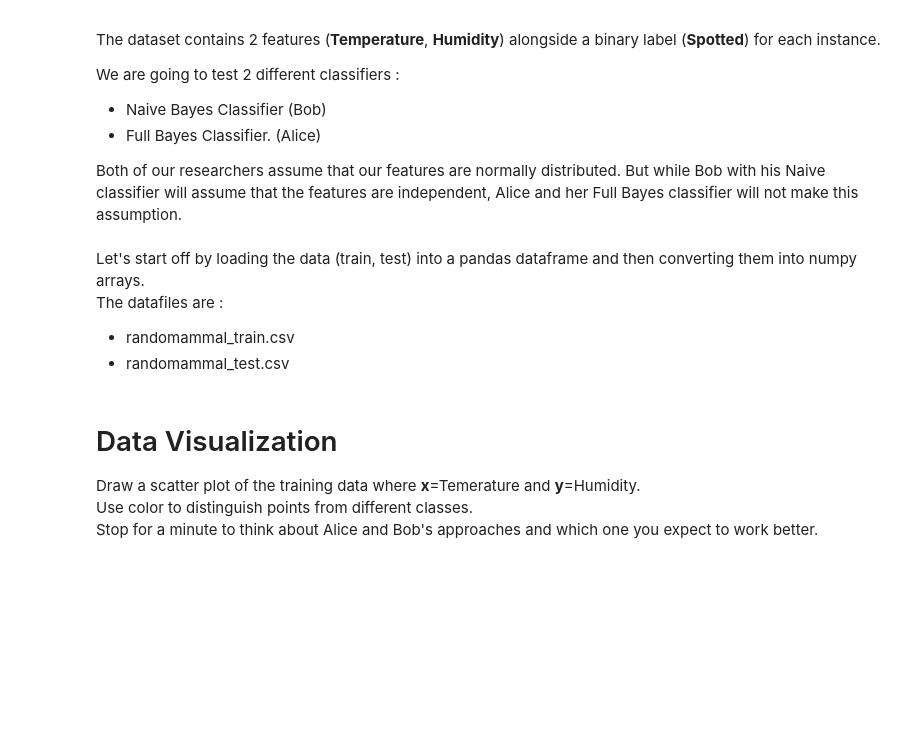
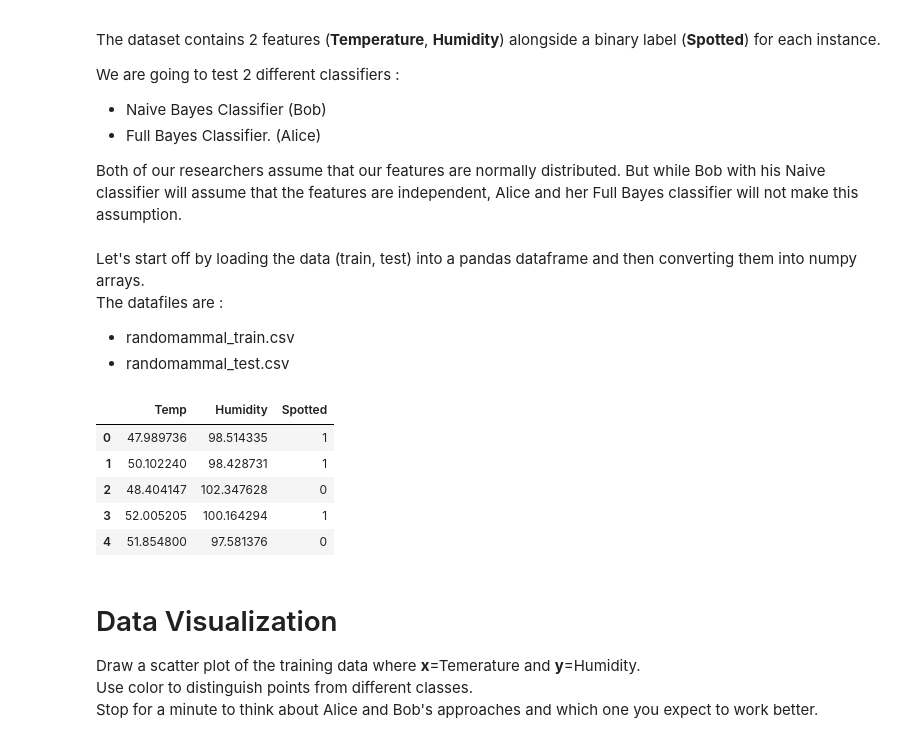
Before and after one commit to Oren-Ben/IDC, a Jupyter notebook: machine_learning/hw3/hw3_204079453_205714447.ipynb, the cells around one changed output. Cells and saved outputs as stored; diff of their text form; code cells hidden in the pictures; blank space fills up the shorter version.

```diff
--- a/machine_learning/hw3/hw3_204079453_205714447.ipynb
+++ b/machine_learning/hw3/hw3_204079453_205714447.ipynb
@@ -358,6 +419,19 @@ The datafiles are :
 # The columns order: ['Temp', 'Humidity', 'Spotted']
 train_set = pd.read_csv('data/randomammal_train.csv').values
 test_set = pd.read_csv('data/randomammal_test.csv').values
+# %%
+# Yuval -
+# Check the df:
+train_set_df = pd.read_csv('data/randomammal_train.csv')
+test_set_df = pd.read_csv('data/randomammal_train.csv')
+train_set_df.head()
+# %% [output]
+|  | Temp | Humidity | Spotted |
+| 0 | 47.989736 | 98.514335 | 1 |
+| 1 | 50.102240 | 98.428731 | 1 |
+| 2 | 48.404147 | 102.347628 | 0 |
+| 3 | 52.005205 | 100.164294 | 1 |
+| 4 | 51.854800 | 97.581376 | 0 |
 # %% [markdown]
 # Data Visualization
 Draw a scatter plot of the training data where __x__=Temerature and **y**=Humidity. <br>
```
Also changed, not shown: parts of 9 cells of this notebook.
